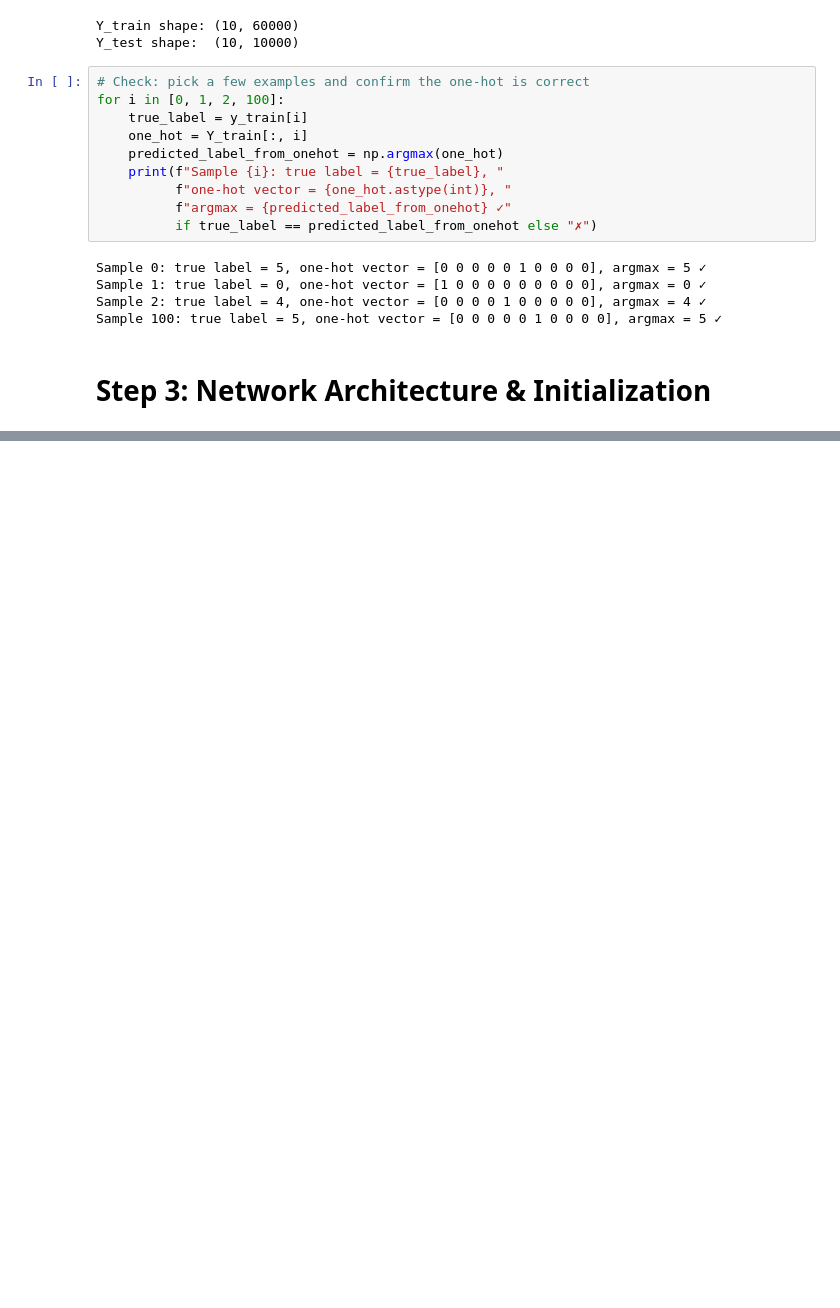
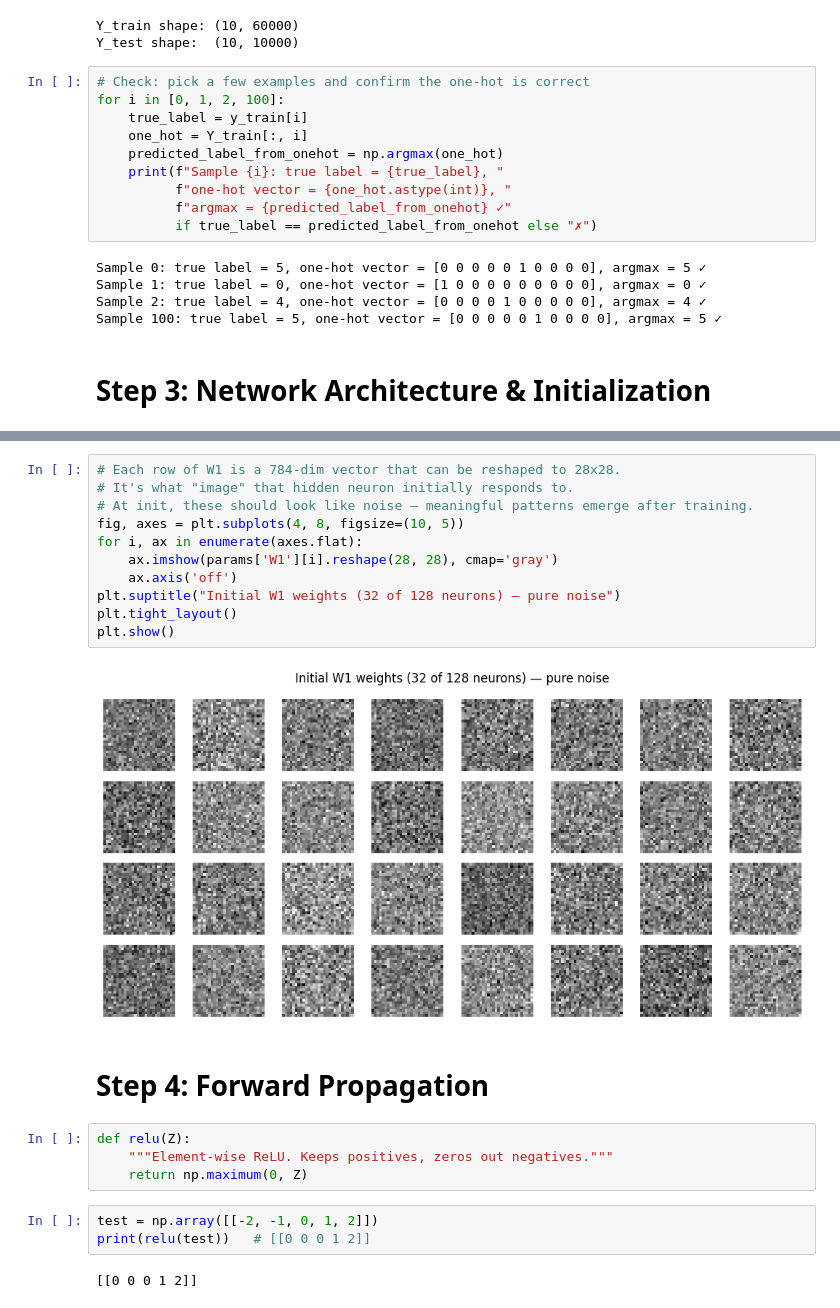
Before and after one commit to filippo-fonseca/mnist-neural-net, a Jupyter notebook: Untitled.ipynb, the cells around one changed output, grey strips where cells are left out. Drawn from its saved outputs; the diff is of its cells as text; blank space fills up the shorter version.

Commit message:
forward prop added

```diff
--- a/Untitled.ipynb
+++ b/Untitled.ipynb
@@ -153,0 +164,24 @@ print(f"Expected W2 std ≈ sqrt(2/128) ≈ {np.sqrt(2/128):.4f}")
+# %%
+# Each row of W1 is a 784-dim vector that can be reshaped to 28x28.
+# It's what "image" that hidden neuron initially responds to.
+# At init, these should look like noise — meaningful patterns emerge after training.
+fig, axes = plt.subplots(4, 8, figsize=(10, 5))
+for i, ax in enumerate(axes.flat):
+    ax.imshow(params['W1'][i].reshape(28, 28), cmap='gray')
+    ax.axis('off')
+plt.suptitle("Initial W1 weights (32 of 128 neurons) — pure noise")
+plt.tight_layout()
+plt.show()
+# %% [output]
+[figure, added]
+# %% [markdown]
+# Step 4: Forward Propagation
+# %%
+def relu(Z):
+    """Element-wise ReLU. Keeps positives, zeros out negatives."""
+    return np.maximum(0, Z)
+# %%
+test = np.array([[-2, -1, 0, 1, 2]])
+print(relu(test))   # [[0 0 0 1 2]]
+# %% [output]
+[[0 0 0 1 2]]
```
Also changed, not shown: parts of 7 cells of this notebook.
